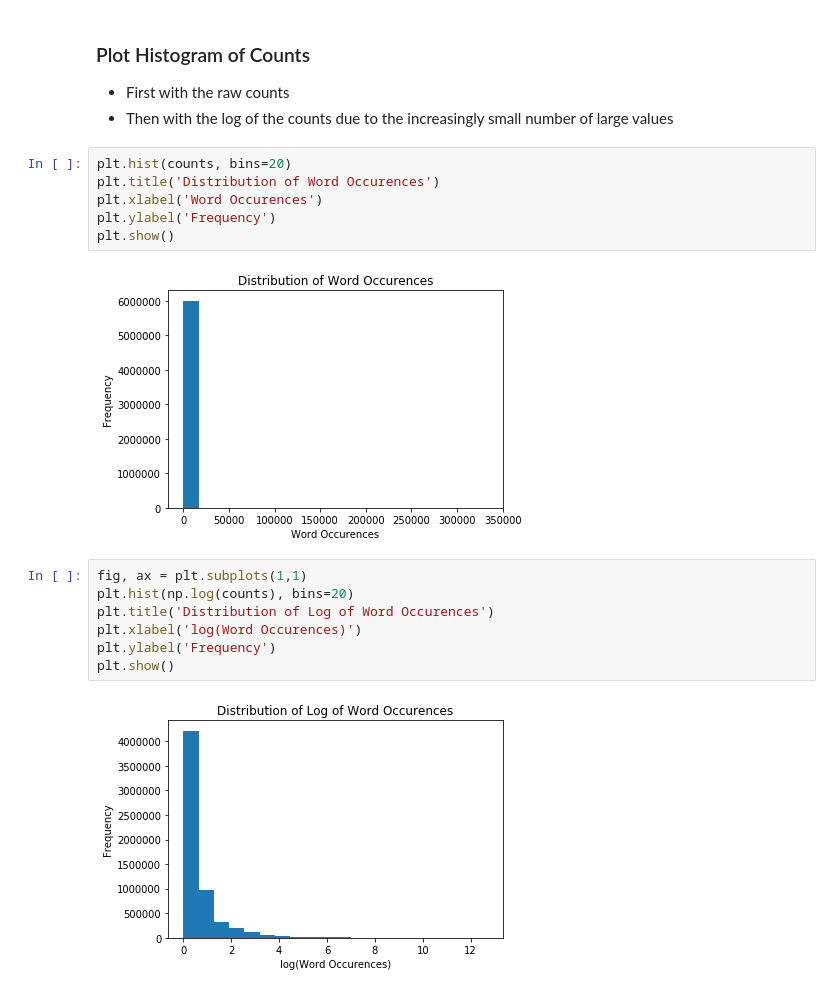
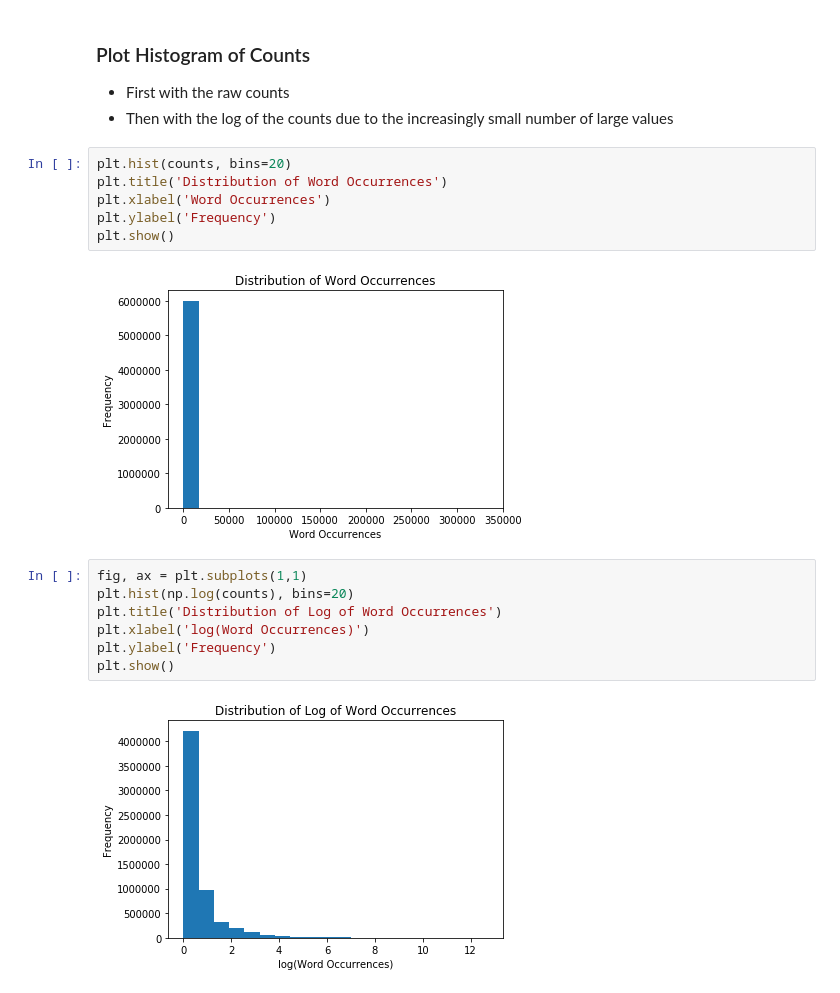
Before and after one commit to federated-learning-experiments/fl-text-models, a Jupyter notebook: eda/stack_overflow_eda.ipynb, the cells around one changed output. Cells and saved outputs as stored; diff of their text form.

Commit message:
update eda plots

```diff
--- a/eda/stack_overflow_eda.ipynb
+++ b/eda/stack_overflow_eda.ipynb
@@ -140,18 +140,18 @@ Standard Deviation of occurences: 1946.294
 - Then with the log of the counts due to the increasingly small number of large values
 # %%
 plt.hist(counts, bins=20)
-plt.title('Distribution of Word Occurences')
-plt.xlabel('Word Occurences')
+plt.title('Distribution of Word Occurrences')
+plt.xlabel('Word Occurrences')
 plt.ylabel('Frequency')
 plt.show()
 # %% [output]
-[figure, old version]
+[figure, new version]
 # %%
 fig, ax = plt.subplots(1,1)
 plt.hist(np.log(counts), bins=20)
-plt.title('Distribution of Log of Word Occurences')
-plt.xlabel('log(Word Occurences)')
+plt.title('Distribution of Log of Word Occurrences')
+plt.xlabel('log(Word Occurrences)')
 plt.ylabel('Frequency')
 plt.show()
 # %% [output]
-[figure, old version]
+[figure, new version]
```
Also changed, not shown: parts of 5 cells of this notebook.
